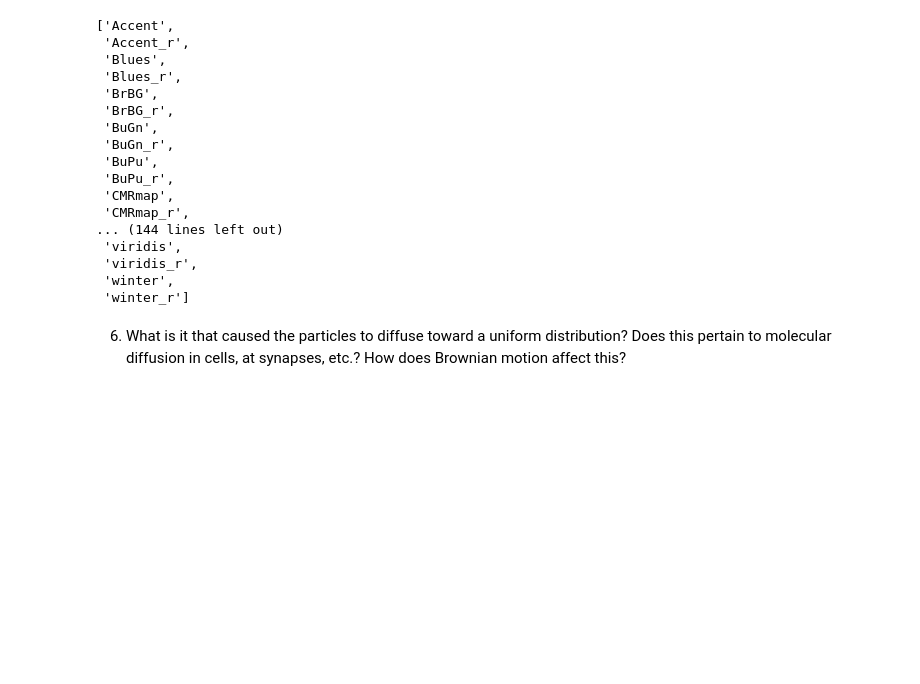
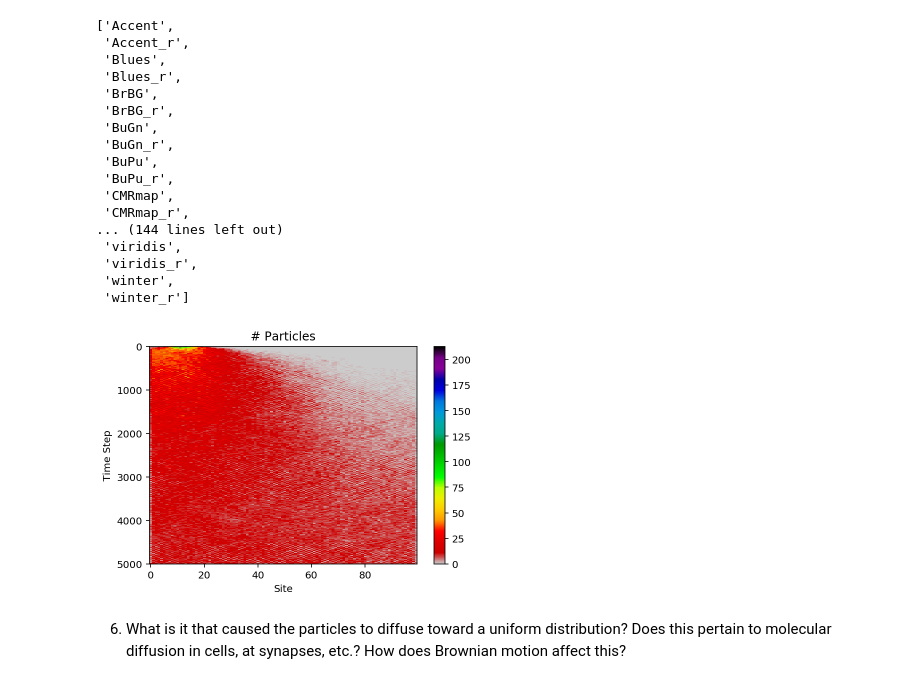
Before and after one commit to marcel-goldschen-ohm/NEU-337-Spring-2020, a Jupyter notebook: lectures/Feb-06-R-randomwalk/randomwalk.ipynb, the cells around one changed output. Saved outputs shown, nothing was run; the diff lists cells and outputs as text; code cells hidden in the pictures; blank space fills up the shorter version.

```diff
--- a/lectures/Feb-06-R-randomwalk/randomwalk.ipynb
+++ b/lectures/Feb-06-R-randomwalk/randomwalk.ipynb
@@ -23,3 +71,21 @@ Write a program that simulates a one-dimensional random walk amongst 100 discret
+# %%
+numTimeSteps = 5000
+particles = np.zeros((numTimeSteps, 100))
+
+#place initial particles
+particles[0,10:15] = [200, 200, 200, 200, 200]
+
+for t in range(numTimeSteps-1):
+    for i in range(100):
+        numParticlesAtSitei = particles[t,i]
+        for p in range(int(numParticlesAtSitei)):
+            randomNum = np.random.random()
+            if (randomNum < 0.5 and i > 0) or (i == 99):
+                # move left
+                particles[t+1,i-1] += 1
+            else:
+                # move right
+                particles[t+1,i+1] += 1
 # %% [markdown]
 5. Use a 2-D colormap to visually convey the particle locations at each time step. *Hint: plt.imshow(matrix2D, aspect='auto', cmap=plt.get_cmap('name'))*
 # %%
@@ -42,6 +108,14 @@ plt.colormaps()
  'viridis_r',
  'winter',
  'winter_r']
+# %%
+plt.imshow(particles, aspect='auto', cmap=plt.get_cmap('nipy_spectral_r'))
+plt.xlabel('Site')
+plt.ylabel('Time Step')
+plt.title('# Particles')
+plt.colorbar();
+# %% [output]
+[figure, added]
 # %% [markdown]
 6. What is it that caused the particles to diffuse toward a uniform distribution? Does this pertain to molecular diffusion in cells, at synapses, etc.? How does Brownian motion affect this?
 # %% [markdown]
```
Also changed, not shown: parts of 7 cells of this notebook.
